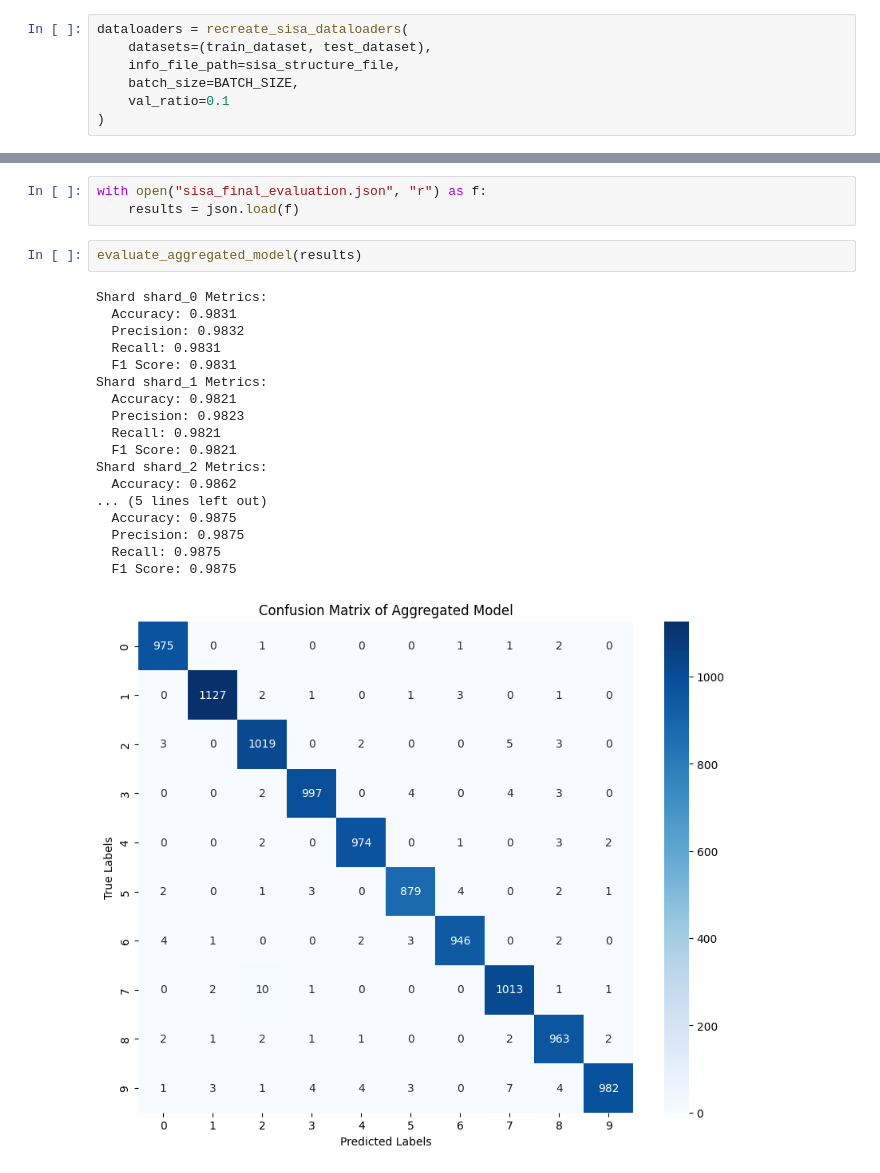
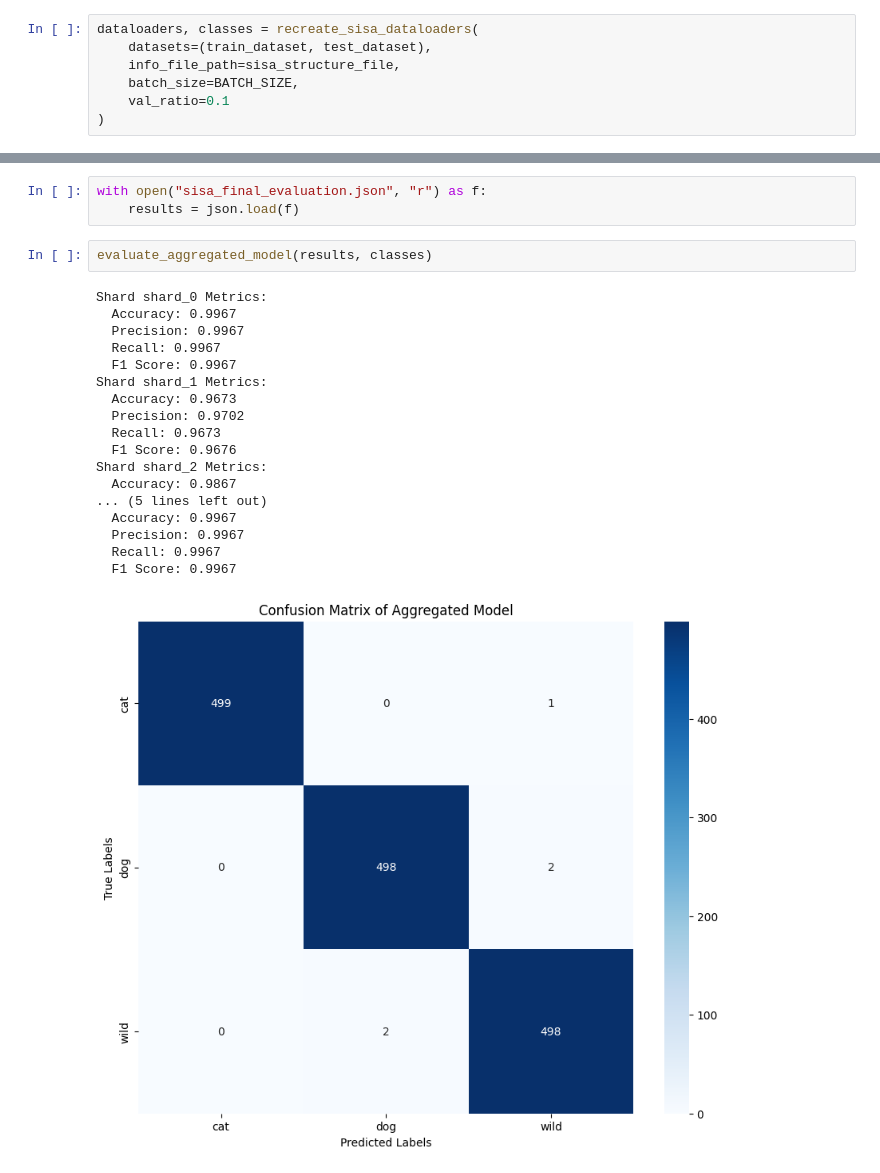
Before and after one commit to Jsrsky/machine_unlearning_experiments, a Jupyter notebook: experiments/animal_faces/sisa/sisa_afhq.ipynb, the cells around one changed output, grey strips where cells are left out. Drawn from its saved outputs; the diff is of its cells as text.

Commit message:
Add sisas

```diff
--- a/experiments/animal_faces/sisa/sisa_afhq.ipynb
+++ b/experiments/animal_faces/sisa/sisa_afhq.ipynb
@@ -98,7 +100,7 @@ sisa_structure_file = 'sisa_structure.json'
 # %% [markdown]
 ## Prepare DataLoaders from json file
 # %%
-dataloaders = recreate_sisa_dataloaders(
+dataloaders, classes = recreate_sisa_dataloaders(
     datasets=(train_dataset, test_dataset),
     info_file_path=sisa_structure_file,
     batch_size=BATCH_SIZE,
@@ -302,23 +300,23 @@ Evaluation results saved to sisa_final_evaluation.json
 with open("sisa_final_evaluation.json", "r") as f:
     results = json.load(f)
 # %%
-evaluate_aggregated_model(results)
+evaluate_aggregated_model(results, classes)
 # %% [output]
 Shard shard_0 Metrics:
-  Accuracy: 0.9831
-  Precision: 0.9832
-  Recall: 0.9831
-  F1 Score: 0.9831
+  Accuracy: 0.9967
+  Precision: 0.9967
+  Recall: 0.9967
+  F1 Score: 0.9967
 Shard shard_1 Metrics:
-  Accuracy: 0.9821
-  Precision: 0.9823
-  Recall: 0.9821
-  F1 Score: 0.9821
+  Accuracy: 0.9673
+  Precision: 0.9702
+  Recall: 0.9673
+  F1 Score: 0.9676
 Shard shard_2 Metrics:
-  Accuracy: 0.9862
+  Accuracy: 0.9867
 ... (5 lines left out)
-  Accuracy: 0.9875
-  Precision: 0.9875
-  Recall: 0.9875
-  F1 Score: 0.9875
+  Accuracy: 0.9967
+  Precision: 0.9967
+  Recall: 0.9967
+  F1 Score: 0.9967
-[figure, old version]
+[figure, new version]
```
Also changed, not shown: parts of 10 cells of this notebook, 7 other files.
